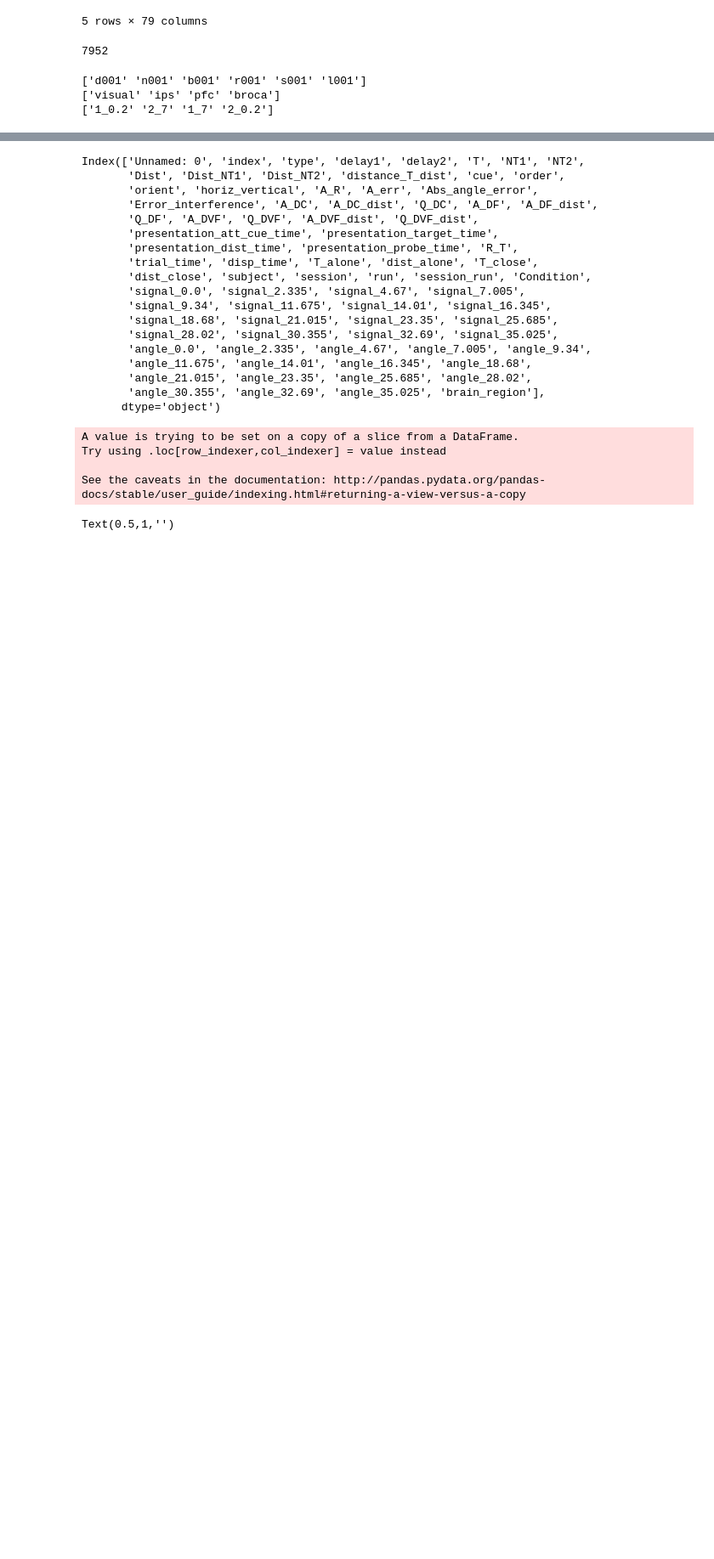
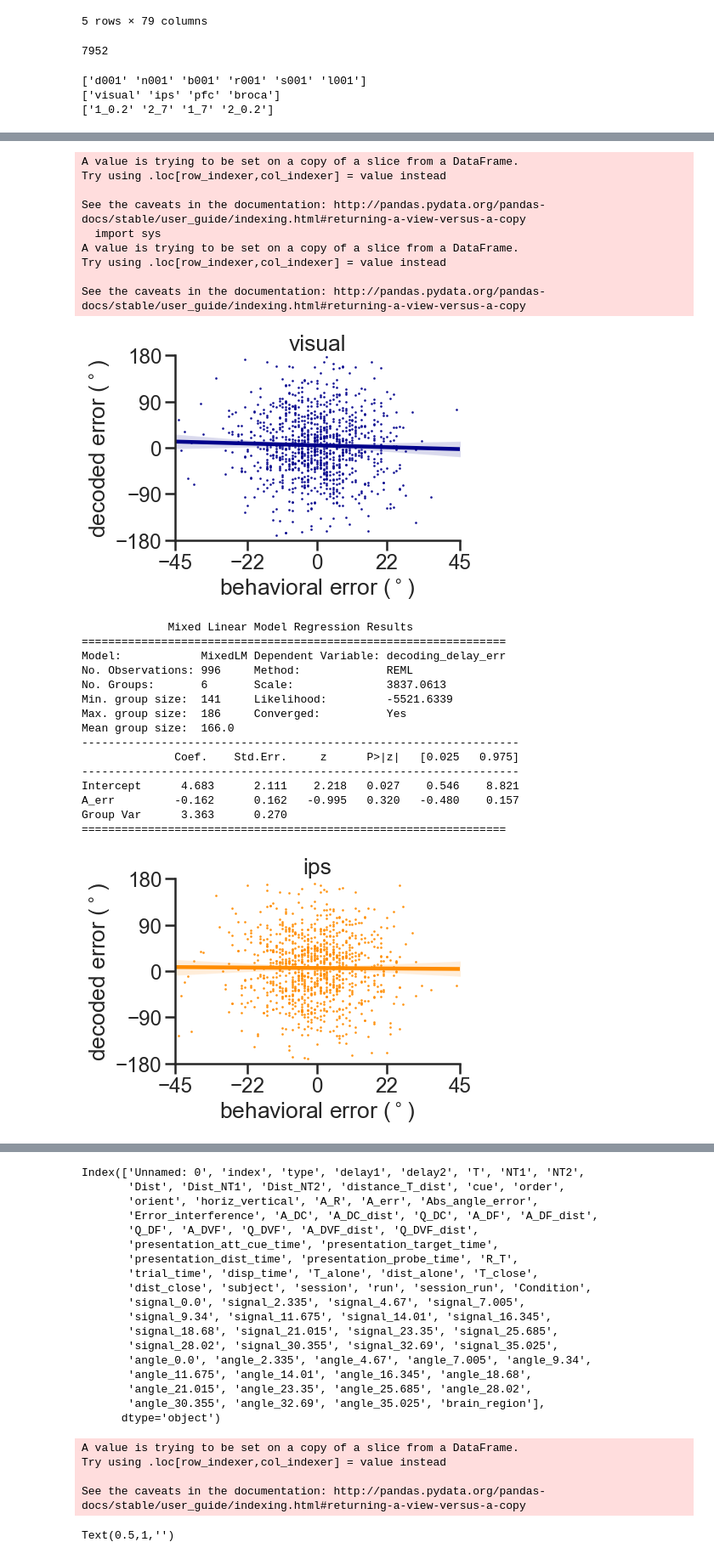
Before and after one commit to davidbestue/encoding, a Jupyter notebook: scripts/plots/IEM/Target_decoding_behaviour_simple.ipynb, the cells around one changed output, grey strips where cells are left out. Shown at 85% size. Drawn from its saved outputs; the diff is of its cells as text; code cells hidden in the pictures; blank space fills up the shorter version.

```diff
--- a/scripts/plots/IEM/Target_decoding_behaviour_simple.ipynb
+++ b/scripts/plots/IEM/Target_decoding_behaviour_simple.ipynb
@@ -29,12 +30,3 @@ print(df.Condition.unique())
 ['d001' 'n001' 'b001' 'r001' 's001' 'l001']
 ['visual' 'ips' 'pfc' 'broca']
 ['1_0.2' '2_7' '1_7' '2_0.2']
-# %%
-for rEG in ['visual', 'ips', 'pfc', 'broca']:
-    df_1_02 = df.loc[(df['Condition']=='1_0.2') & (df['T_alone'] == df['T']) & (df['brain_region'] ==rEG)]
-    df_1_02 = df.loc[(df['T_alone'] == df['T']) & (df['brain_region'] ==rEG)]
-    df_1_02['decoding_delay'] = df_1_02[['angle_11.675', 'angle_14.01', 'angle_16.345', 'angle_18.68']].mean(axis=1)
-    df_1_02['decoding_delay_err'] = df_1_02['decoding_delay'] - 180
-    sns.regplot(df_1_02['A_err'], df_1_02['decoding_delay_err'] )
-    res_m = smf.mixedlm(formula='decoding_delay_err ~ A_err', data=df_1_02, groups=df_1_02['subject']).fit()
-    print(res_m.summary())
@@ -109,0 +54,56 @@ Group Var      0.846      0.248
+# %%
+colors_ = ['darkblue', 'darkorange', 'darkgreen', 'darkgrey']
+
+for idxr, rEG in enumerate(['visual', 'ips', 'pfc', 'broca']):
+    plt.figure()
+    #df_1_02 = df.loc[(df['Condition']=='1_0.2') & (df['T_alone'] == df['T']) & (df['brain_region'] ==rEG)]
+    df_= df.loc[(df['T_alone'] == df['T']) & (df['brain_region'] ==rEG) & (df['Abs_angle_error'] <45)]
+    df_['decoding_delay'] = df_[['angle_11.675', 'angle_14.01', 'angle_16.345', 'angle_18.68']].mean(axis=1)
+    df_['decoding_delay_err'] = 180 - df_['decoding_delay']
+    sns.regplot(df_['A_err'], df_['decoding_delay_err'], marker="o", color=colors_[idxr], scatter_kws={'s':3} )
+    plt.gca().spines['right'].set_visible(False)  # aesthetics                                                                              # remove right spines
+    plt.gca().spines['top'].set_visible(False)                                                                                  # remove top spines
+    plt.gca().get_xaxis().tick_bottom()
+    plt.gca().get_yaxis().tick_left()
+    plt.title(rEG)
+    plt.xlim(-45, 45)
+    plt.xticks([-45,-22,0,22,45])
+    plt.ylim(-180, 180)
+    plt.yticks([-180,-90,0,90,180])
+    #slope, intercept, r_value, p_value, std_err = stats.linregress(df_['A_err'], df_['decoding_delay_err'])
+    #plt.text(20, 60, "y= {0:.3f}x + {1:.3f}".format(slope,intercept), color='k', fontsize=15)
+    #plt.text(20, 30, "p one sided={0:.3f}".format(p_value/2), color='k', fontsize=15)
+    plt.xlabel('behavioral error ($^\circ$)')
+    plt.ylabel('decoded error ($^\circ$)')
+    plt.show()
+    ###
+    ###
+    res_m = smf.mixedlm(formula='decoding_delay_err ~ A_err', data=df_, groups=df_['subject']).fit()
+    print(res_m.summary())
+# %% [output]
+A value is trying to be set on a copy of a slice from a DataFrame.
+Try using .loc[row_indexer,col_indexer] = value instead
+
+See the caveats in the documentation: http://pandas.pydata.org/pandas-docs/stable/user_guide/indexing.html#returning-a-view-versus-a-copy
+  import sys
+A value is trying to be set on a copy of a slice from a DataFrame.
+Try using .loc[row_indexer,col_indexer] = value instead
+
+See the caveats in the documentation: http://pandas.pydata.org/pandas-docs/stable/user_guide/indexing.html#returning-a-view-versus-a-copy
+[figure, added]
+             Mixed Linear Model Regression Results
+================================================================
+Model:            MixedLM Dependent Variable: decoding_delay_err
+No. Observations: 996     Method:             REML
+No. Groups:       6       Scale:              3837.0613
+Min. group size:  141     Likelihood:         -5521.6339
+Max. group size:  186     Converged:          Yes
+Mean group size:  166.0
+------------------------------------------------------------------
+              Coef.    Std.Err.     z      P>|z|   [0.025   0.975]
+------------------------------------------------------------------
+Intercept      4.683      2.111    2.218   0.027    0.546    8.821
+A_err         -0.162      0.162   -0.995   0.320   -0.480    0.157
+Group Var      3.363      0.270
+================================================================
+[figure, added]
```
Also changed, not shown: parts of 4 cells of this notebook.
